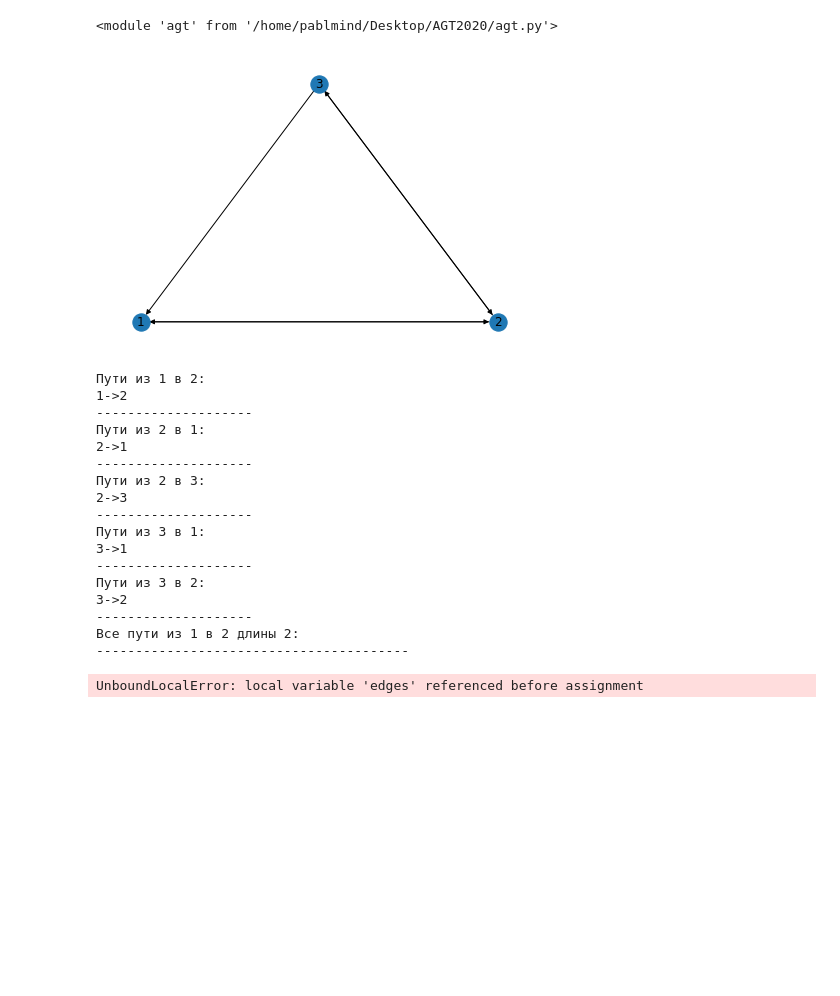
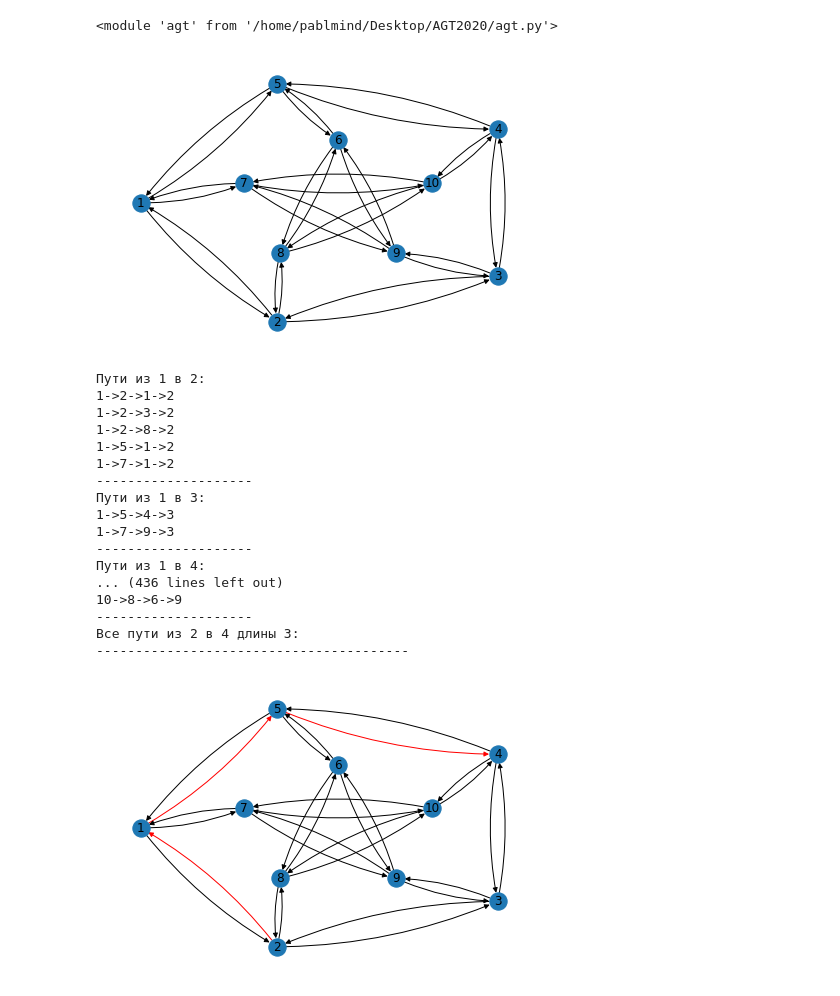
Before and after one commit to Pablmind/AGT2020, a Jupyter notebook: main.ipynb, the cells around one changed output. Cells and saved outputs as stored; diff of their text form; code cells hidden in the pictures; blank space fills up the shorter version.

Commit message:
Добавил поддержку ориентированных графов Починил отрисовку графа Починил отрисовку путей Добавил стандартный layout
- Необходимо сделать отрисовку графов специального вида

```diff
--- a/main.ipynb
+++ b/main.ipynb
@@ -6,29 +5,43 @@ import importlib
 importlib.reload(agt)
 # %% [output]
 <module 'agt' from '/home/pablmind/Desktop/AGT2020/agt.py'>
-# %%
-import agt
-A = agt.graph([[0,1,0],[1,0,1],[1,1,0]], if_diGraph = True)
-A.show_graph()
-A.show_paths(1)
-A.show_paths_on_graph(2,1,2)
-# %% [output]
-[figure, removed]
-Пути из 1 в 2:
-1->2
---------------------
-Пути из 2 в 1:
-2->1
---------------------
-Пути из 2 в 3:
-2->3
---------------------
-Пути из 3 в 1:
-3->1
---------------------
-Пути из 3 в 2:
-3->2
---------------------
-Все пути из 1 в 2 длины 2:
-----------------------------------------
-UnboundLocalError: local variable 'edges' referenced before assignment
+# %%
+import agt
+matrix = [[0,1,0,0,1,0,1,0,0,0],
+          [1,0,1,0,0,0,0,1,0,0],
+          [0,1,0,1,0,0,0,0,1,0],
+          [0,0,1,0,1,0,0,0,0,1],
+          [1,0,0,1,0,1,0,0,0,0],
+          [0,0,0,0,1,0,0,1,1,0],
+          [1,0,0,0,0,0,0,0,1,1],
+          [0,1,0,0,0,1,0,0,0,1],
+          [0,0,1,0,0,1,1,0,0,0],
+          [0,0,0,1,0,0,1,1,0,0]]
+
+
+# matrix = [[0,1,1,1],[1,0,1,1],[1,1,0,1],[1,1,1,0]]
+
+A = agt.graph(matrix, if_diGraph = True, special_layout = True)
+A.show_graph()
+A.write_paths(3)
+A.show_paths_on_graph(2,4,3)
+# %% [output]
+[figure, added]
+Пути из 1 в 2:
+1->2->1->2
+1->2->3->2
+1->2->8->2
+1->5->1->2
+1->7->1->2
+--------------------
+Пути из 1 в 3:
+1->5->4->3
+1->7->9->3
+--------------------
+Пути из 1 в 4:
+... (436 lines left out)
+10->8->6->9
+--------------------
+Все пути из 2 в 4 длины 3:
+----------------------------------------
+[figure, added]
```
Also changed, not shown: parts of 2 cells of this notebook, 1 other file.
